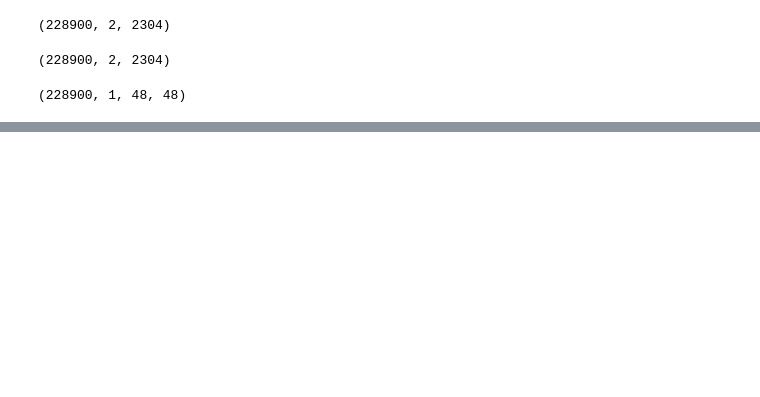
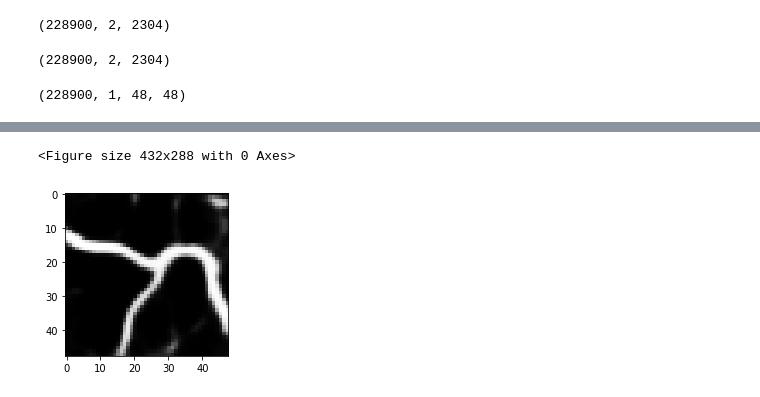
Before and after one commit to tony-mtz/pytorch_retina, a Jupyter notebook: src/torch_predict.ipynb, the cells around one changed output, grey strips where cells are left out. Saved outputs shown, nothing was run; the diff lists cells and outputs as text; code cells hidden in the pictures; blank space fills up the shorter version.

```diff
--- a/src/torch_predict.ipynb
+++ b/src/torch_predict.ipynb
@@ -273,3 +273,8 @@ image_gray(pred_patches[5000][0],3)
+# %%
+image_gray(pred_patches[5000][0],3)
+# %% [output]
+<Figure size 432x288 with 0 Axes>
+[figure, added]
 # %%
 pred_imgs = None
 orig_imgs = None
```
Also changed, not shown: parts of 6 cells of this notebook, 17 other files.
